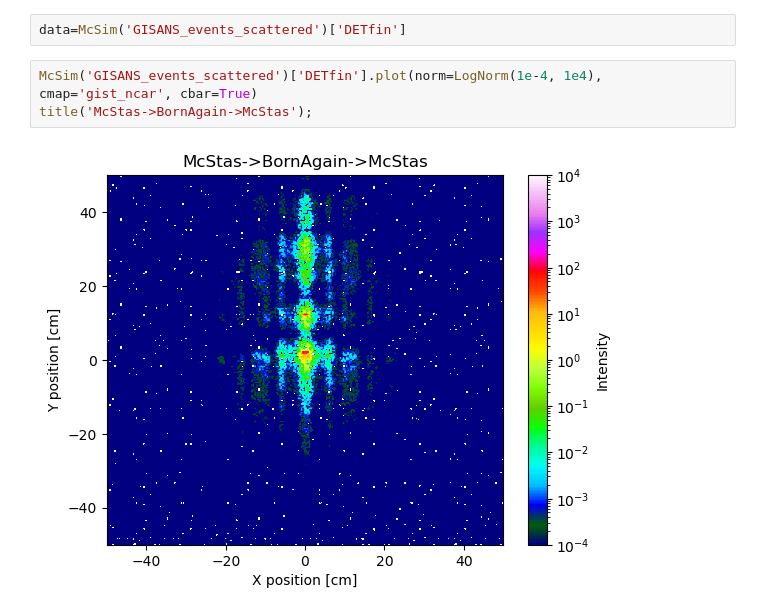
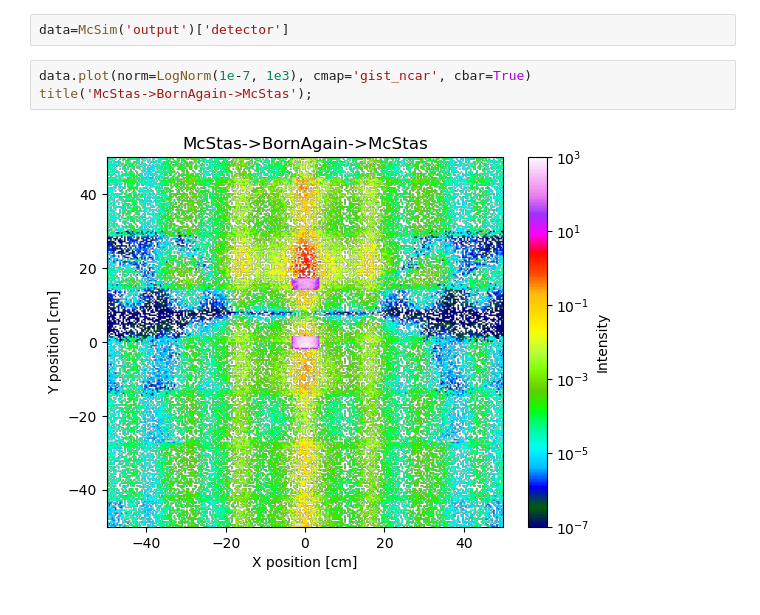
Before and after one commit to aglavic/mcstas_gisans, a Jupyter notebook: ExecuteSimulation.ipynb, the cells around one changed output. Cells and saved outputs as stored; diff of their text form.

```diff
--- a/ExecuteSimulation.ipynb
+++ b/ExecuteSimulation.ipynb
@@ -125,7 +69,7 @@ Populating the interactive namespace from numpy and matplotlib
 # %%
-data=McSim('GISANS_events_scattered')['DETfin']
+data=McSim('output')['detector']
 # %%
-McSim('GISANS_events_scattered')['DETfin'].plot(norm=LogNorm(1e-4, 1e4), cmap='gist_ncar', cbar=True)
+data.plot(norm=LogNorm(1e-7, 1e3), cmap='gist_ncar', cbar=True)
 title('McStas->BornAgain->McStas');
 # %% [output]
-[figure, old version]
+[figure, new version]
```
Also changed, not shown: parts of 7 cells of this notebook, 3 other files.
